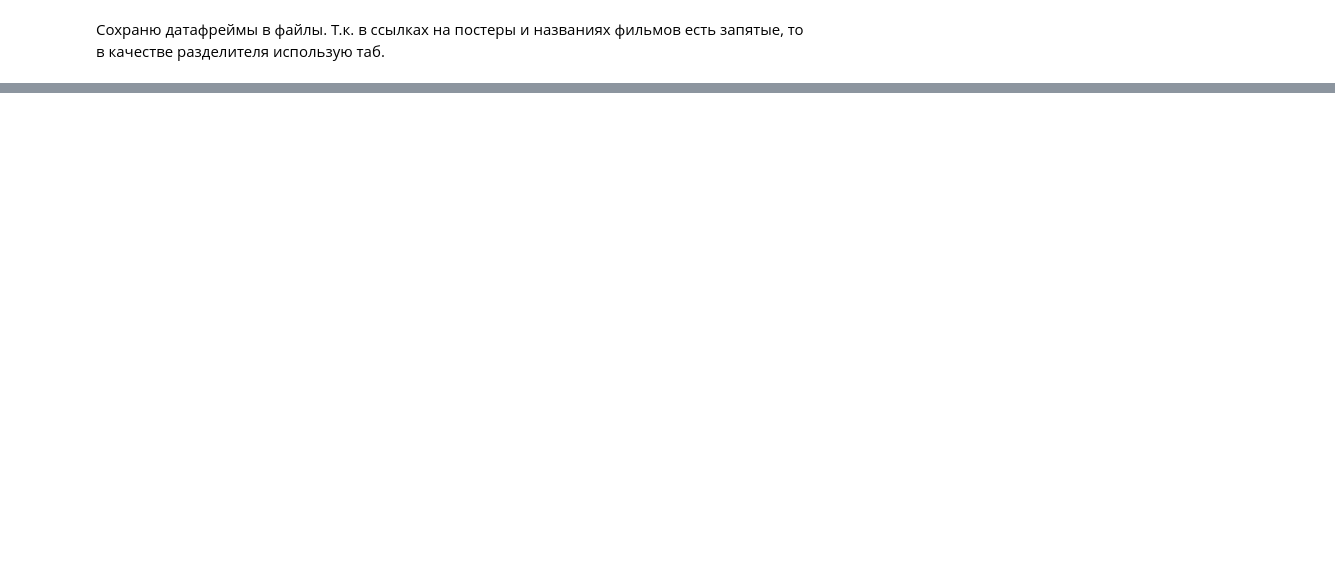
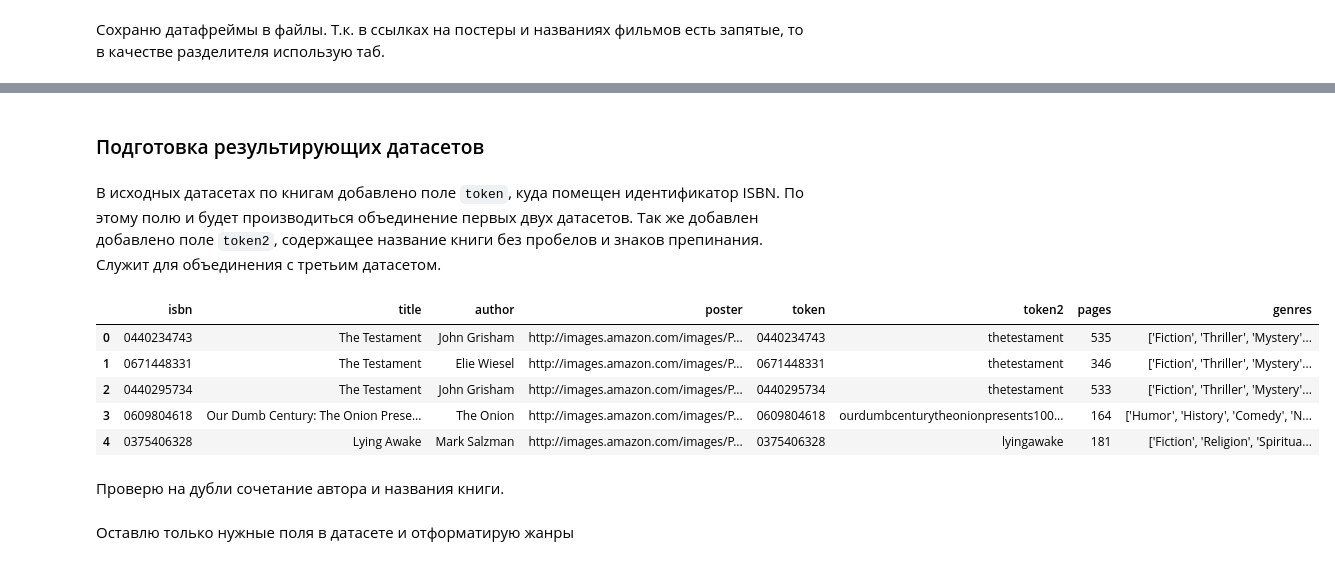
Before and after one commit to inozemtseviv/moodstream-ml, a Jupyter notebook: MoodStream_PREP.ipynb, the cells around one changed output, grey strips where cells are left out. Saved outputs shown, nothing was run; the diff lists cells and outputs as text; code cells hidden in the pictures; blank space fills up the shorter version.

```diff
--- a/MoodStream_PREP.ipynb
+++ b/MoodStream_PREP.ipynb
@@ -278,0 +340,10 @@ rating_df.to_csv('./datasets/movies/ratings.zip',
+# %%
+# https://www.kaggle.com/datasets/arashnic/book-recommendation-dataset
+BOOK_RECOMMENDATION_PATH = './datasets/src/books/Book_Recommendation_Dataset/Books.csv'
+book_recommendation_books_ds = pd.read_csv(BOOK_RECOMMENDATION_PATH, dtype={'Year-Of-Publication': 'string'})
+book_recommendation_books_ds = book_recommendation_books_ds[['ISBN', 'Book-Title', 'Book-Author', 'Image-URL-L']]
+book_recommendation_books_ds = book_recommendation_books_ds.rename(columns={'ISBN': 'isbn', 'Book-Title': 'title', 'Book-Author': 'author', 'Image-URL-L': 'poster'})
+book_recommendation_books_ds['token'] = book_recommendation_books_ds['isbn']
+book_recommendation_books_ds['token2'] = book_recommendation_books_ds['title'].str.lower().str.replace(pat='[^\w]', repl='', regex=True)
+
+book_recommendation_books_ds.head(5)
@@ -278,0 +373,4 @@ rating_df.to_csv('./datasets/movies/ratings.zip',
+# %%
+# удаляю строки, где есть незаполненные значения
+book_recommendation_books_ds = book_recommendation_books_ds.dropna()
+book_recommendation_books_ds.head(5)
@@ -278,0 +424,9 @@ rating_df.to_csv('./datasets/movies/ratings.zip',
+# %%
+# https://www.kaggle.com/datasets/thedevastator/comprehensive-overview-of-52478-goodreads-best-b
+GOOD_READS_BEST_BOOKS_PATH = './datasets/src/books/GoodReadsBestBooks.csv'
+good_reads_best_books_ds = pd.read_csv(GOOD_READS_BEST_BOOKS_PATH)
+good_reads_best_books_ds = good_reads_best_books_ds[['isbn', 'title', 'author', 'genres']]
+good_reads_best_books_ds['token'] = good_reads_best_books_ds['isbn'].str[3:]
+good_reads_best_books_ds['token2'] = good_reads_best_books_ds['title'].str.lower().str.replace(pat='[^\w]', repl='', regex=True)
+
+good_reads_best_books_ds.head(5)
@@ -278,0 +440,17 @@ rating_df.to_csv('./datasets/movies/ratings.zip',
+# %% [markdown]
+### Подготовка результирующих датасетов
+# %% [markdown]
+В исходных датасетах по книгам добавлено поле `token`, куда помещен идентификатор ISBN. По этому полю и будет производиться объединение первых двух датасетов. Так же добавлен добавлено поле `token2`, содержащее название книги без пробелов и знаков препинания. Служит для объединения с третьим датасетом.
+# %%
+books_df = book_recommendation_books_ds.merge(good_reads_books_ds[['token', 'pages']], on='token')
+books_df = books_df.merge(good_reads_best_books_ds[['token2', 'genres']], on='token2')
+books_df.head(5)
+# %% [output]
+|  | isbn | title | author | poster | token | token2 | pages | genres |
+| 0 | 0440234743 | The Testament | John Grisham | http://images.amazon.com/images/P... | 0440234743 | thetestament | 535 | ['Fiction', 'Thriller', 'Mystery'... |
+| 1 | 0671448331 | The Testament | Elie Wiesel | http://images.amazon.com/images/P... | 0671448331 | thetestament | 346 | ['Fiction', 'Thriller', 'Mystery'... |
+| 2 | 0440295734 | The Testament | John Grisham | http://images.amazon.com/images/P... | 0440295734 | thetestament | 533 | ['Fiction', 'Thriller', 'Mystery'... |
+| 3 | 0609804618 | Our Dumb Century: The Onion Prese... | The Onion | http://images.amazon.com/images/P... | 0609804618 | ourdumbcenturytheonionpresents100... | 164 | ['Humor', 'History', 'Comedy', 'N... |
+| 4 | 0375406328 | Lying Awake | Mark Salzman | http://images.amazon.com/images/P... | 0375406328 | lyingawake | 181 | ['Fiction', 'Religion', 'Spiritua... |
+# %% [markdown]
+Проверю на дубли сочетание автора и названия книги.
@@ -278,0 +461,2 @@ rating_df.to_csv('./datasets/movies/ratings.zip',
+# %% [markdown]
+Оставлю только нужные поля в датасете и отформатирую жанры
```
Also changed, not shown: parts of 64 cells of this notebook, 4 other files.
